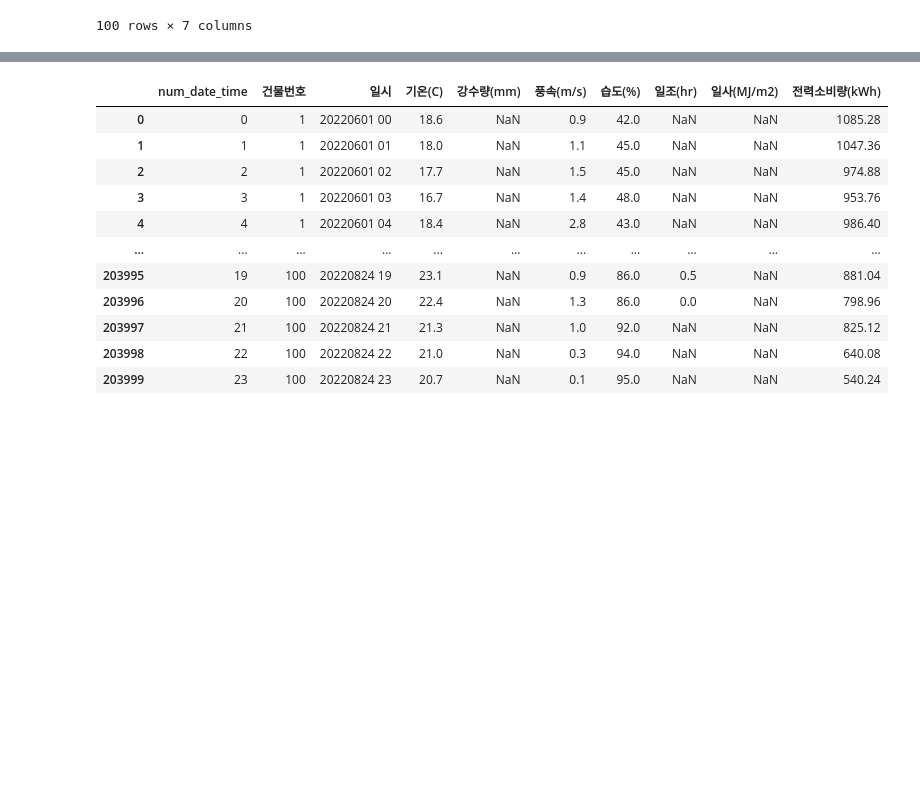
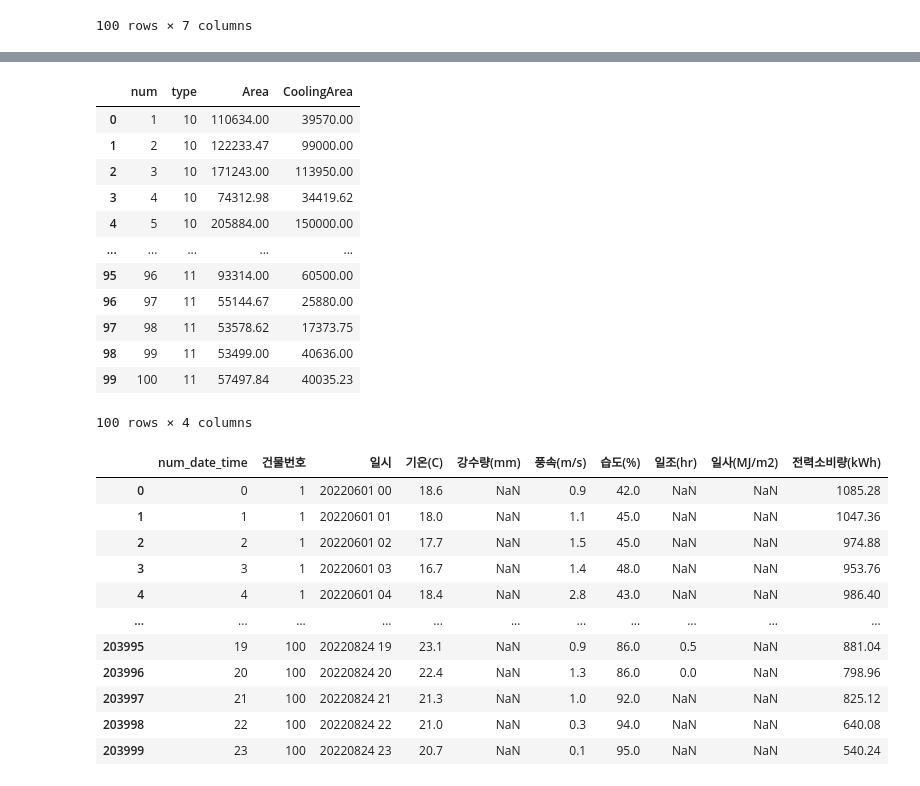
Before and after one commit to ayeonggg/DaconPrac, a Jupyter notebook: ElecPredict/CreateModel.ipynb, the cells around one changed output, grey strips where cells are left out. Saved outputs shown, nothing was run; the diff lists cells and outputs as text; code cells hidden in the pictures; blank space fills up the shorter version.

```diff
--- a/ElecPredict/CreateModel.ipynb
+++ b/ElecPredict/CreateModel.ipynb
@@ -48,0 +55,4 @@ train
+# %%
+types = list(set(building_info['type']))
+types = {i:e for e, i in enumerate(types)}
+types
@@ -49,3 +75,19 @@ train
+# %%
+building_info
+# %% [output]
+|  | num | type | Area | CoolingArea |
+| 0 | 1 | 10 | 110634.00 | 39570.00 |
+| 1 | 2 | 10 | 122233.47 | 99000.00 |
+| 2 | 3 | 10 | 171243.00 | 113950.00 |
+| 3 | 4 | 10 | 74312.98 | 34419.62 |
+| 4 | 5 | 10 | 205884.00 | 150000.00 |
+| ... | ... | ... | ... | ... |
+| 95 | 96 | 11 | 93314.00 | 60500.00 |
+| 96 | 97 | 11 | 55144.67 | 25880.00 |
+| 97 | 98 | 11 | 53578.62 | 17373.75 |
+| 98 | 99 | 11 | 53499.00 | 40636.00 |
+| 99 | 100 | 11 | 57497.84 | 40035.23 |
+100 rows × 4 columns
 # %%
 train['num_date_time'] = [int(train.loc[i, 'num_date_time'][-2:]) for i in range(len(train))]
 # %%
```
Also changed, not shown: parts of 34 cells of this notebook.
